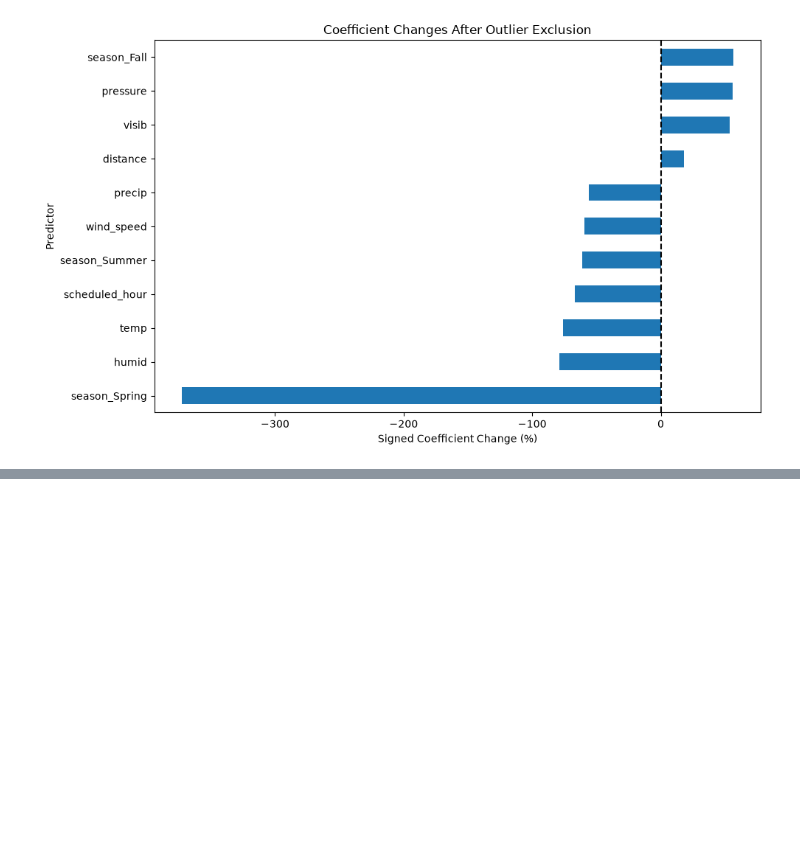
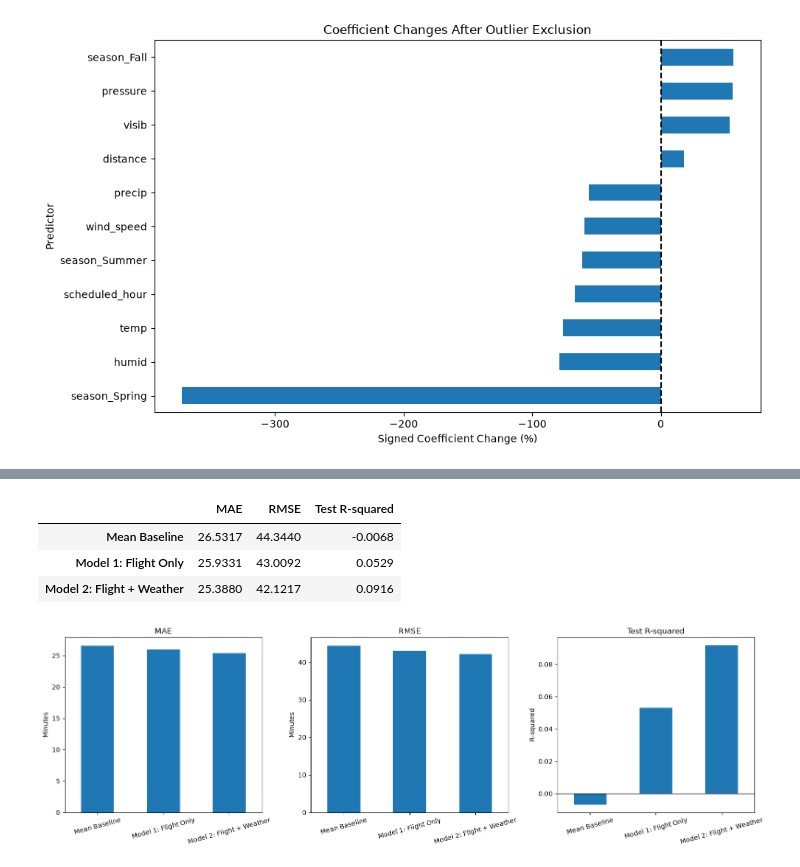
Before and after one commit to Jade-Jung/BAN5103-Flight-Delay-Analysis, a Jupyter notebook: 09_model_validation.ipynb, the cells around one changed output, grey strips where cells are left out. Drawn from its saved outputs; the diff is of its cells as text; code cells hidden in the pictures; blank space fills up the shorter version.

```diff
--- a/09_model_validation.ipynb
+++ b/09_model_validation.ipynb
@@ -596,0 +790,63 @@ plt.show()
+# %%
+# Baseline: predict the training sample mean
+baseline_predictions = np.full(
+    len(y_test),
+    y_train.mean()
+)
+
+baseline_results = pd.DataFrame({
+    "MAE": [
+        mean_absolute_error(
+            y_test, baseline_predictions
+        )
+    ],
+    "RMSE": [
+        np.sqrt(mean_squared_error(
+            y_test, baseline_predictions
+        ))
+    ],
+    "Test R-squared": [
+        r2_score(y_test, baseline_predictions)
+    ]
+}, index=["Mean Baseline"])
+
+performance_summary = pd.concat([
+    baseline_results,
+    performance_summary
+])
+
+display(performance_summary.round(4))
+# %% [output]
+|  | MAE | RMSE | Test R-squared |
+| Mean Baseline | 26.5317 | 44.3440 | -0.0068 |
+| Model 1: Flight Only | 25.9331 | 43.0092 | 0.0529 |
+| Model 2: Flight + Weather | 25.3880 | 42.1217 | 0.0916 |
+# %%
+# Compare out-of-sample performance
+fig, axes = plt.subplots(1, 3, figsize=(16, 5))
+
+for ax, metric in zip(
+    axes,
+    ["MAE", "RMSE", "Test R-squared"]
+):
+
+    performance_summary[metric].plot(
+        kind="bar",
+        ax=ax,
+        rot=15
+    )
+
+    ax.set_title(metric)
+    ax.set_xlabel("")
+
+    if metric in ["MAE", "RMSE"]:
+        ax.set_ylabel("Minutes")
+    else:
+        ax.set_ylabel("R-squared")
+
+    ax.axhline(0, color="black", linewidth=0.8)
+
+plt.tight_layout()
+plt.show()
+# %% [output]
+[figure, added]
```
Also changed, not shown: parts of 11 cells of this notebook.
